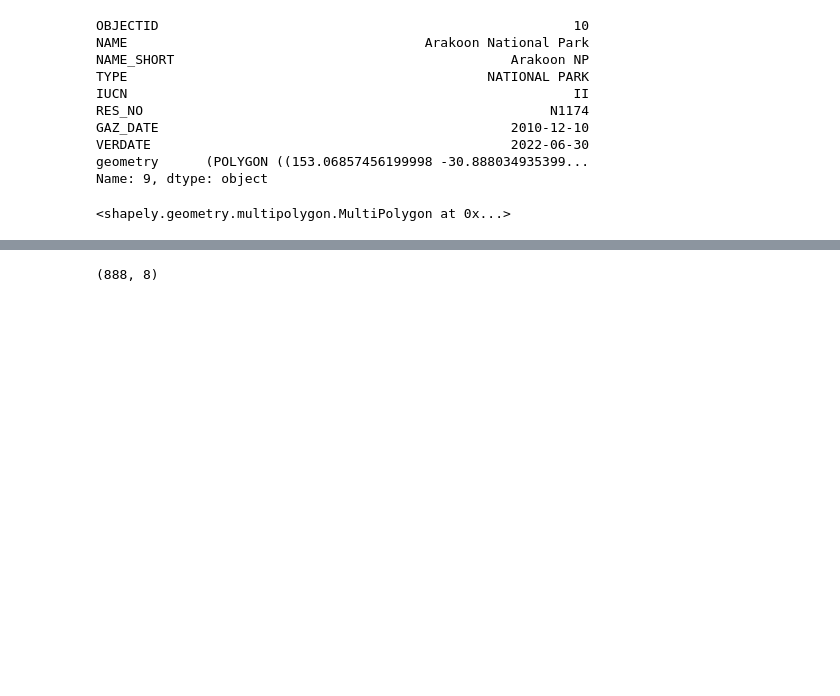
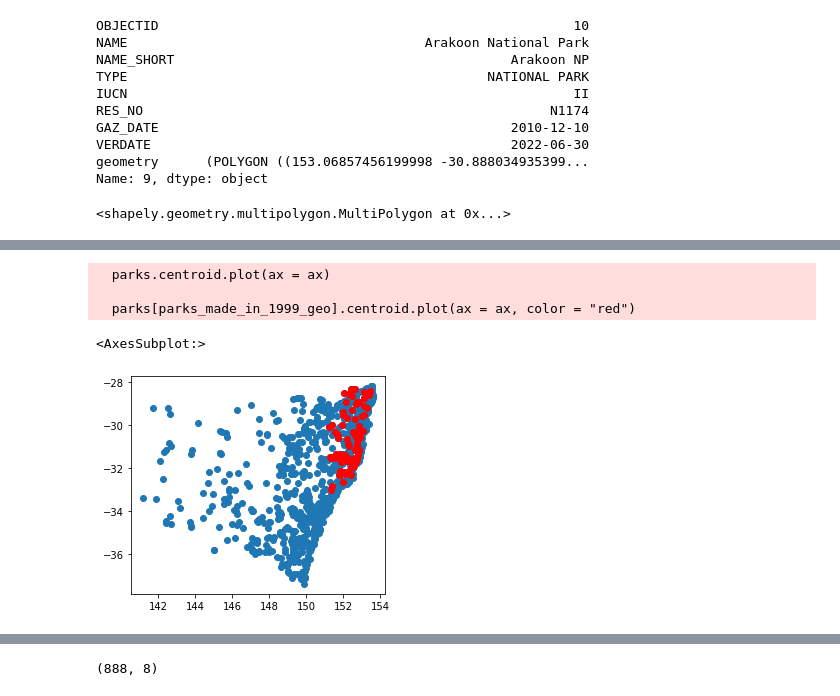
Before and after one commit to AlXu111/NationalParks, a Jupyter notebook: dataproject.ipynb, the cells around one changed output, grey strips where cells are left out. Cells and saved outputs as stored; diff of their text form; code cells hidden in the pictures; blank space fills up the shorter version.

```diff
--- a/dataproject.ipynb
+++ b/dataproject.ipynb
@@ -319,0 +325,11 @@ parks[karst_geos].geometry.plot(ax = ax, color = "red")
+# %%
+fig, ax = plt.subplots(1,1)
+parks.centroid.plot(ax = ax)
+parks_made_in_1999_geo = parks["GAZ_DATE"].astype(str) == "1999-01-01"
+parks[parks_made_in_1999_geo].centroid.plot(ax = ax, color = "red")
+# %% [output]
+  parks.centroid.plot(ax = ax)
+
+  parks[parks_made_in_1999_geo].centroid.plot(ax = ax, color = "red")
+<AxesSubplot:>
+[figure, added]
```
Also changed, not shown: parts of 5 cells of this notebook, 5 other files.
